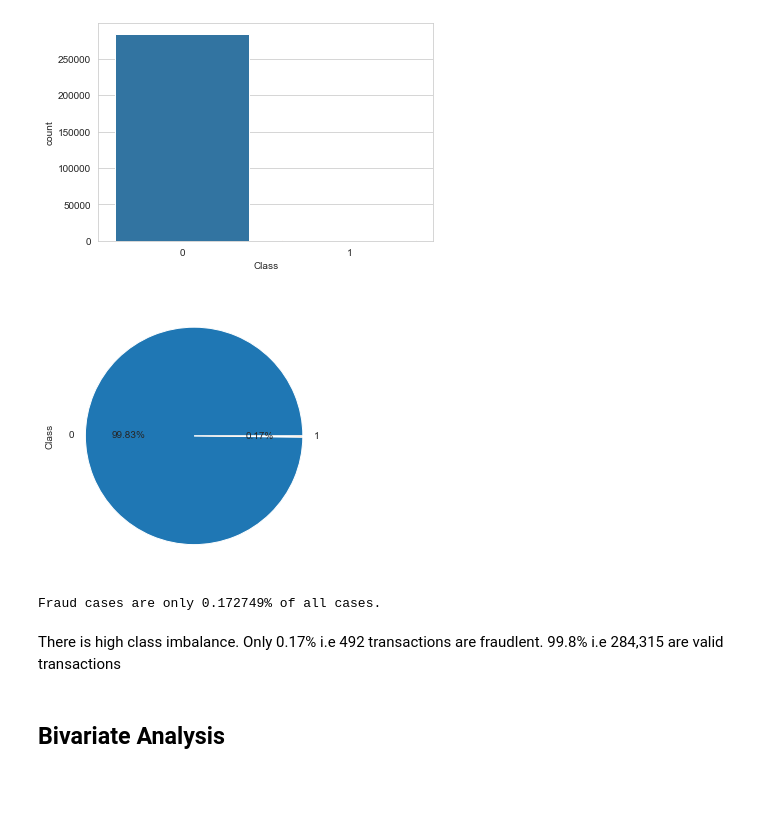
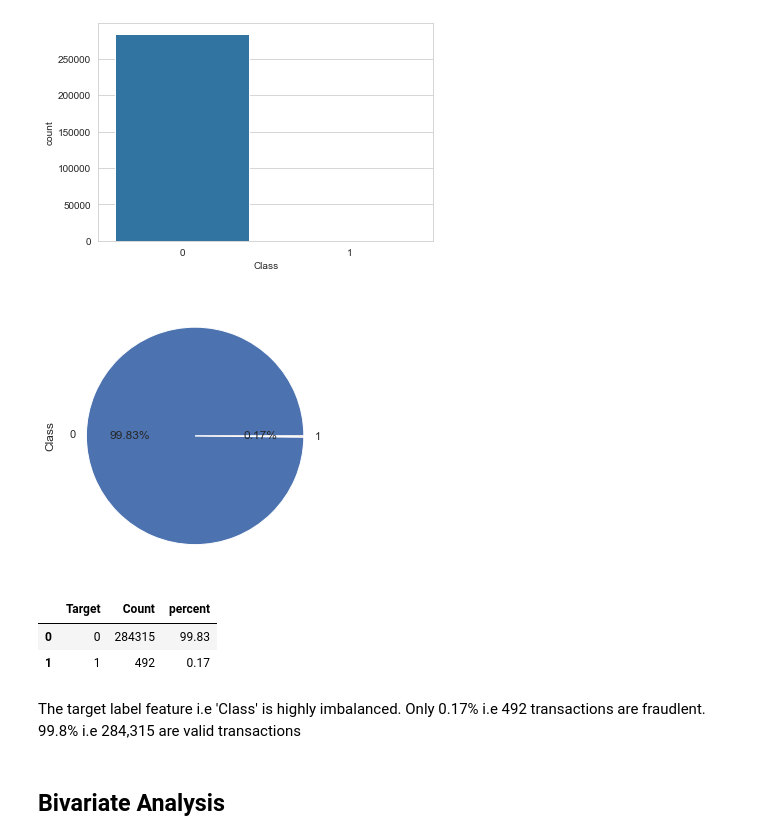
Before and after one commit to kennedynjoroge/Credit_Fraud_Prediction_Using_Kmeans, a Jupyter notebook: Credit Card Fraud Identification.ipynb, the cells around one changed output. Drawn from its saved outputs; the diff is of its cells as text; code cells hidden in the pictures; blank space fills up the shorter version.

```diff
--- a/Credit Card Fraud Identification.ipynb
+++ b/Credit Card Fraud Identification.ipynb
@@ -66,12 +83,9 @@ from sklearn.cluster import KMeans #For creating clusters
-# %%
-## Optimize the notebook
-# Increase rows and columns visible on the notebook
-pd.set_option('display.max_rows', 5000)
-pd.set_option('display.max_columns', 5000)
-
-# import required libraries
-import warnings
-warnings.filterwarnings("ignore")
+# %%
+# Improving visual appearance of graphs
+sns.set(rc={'figure.figsize':(13, 10)})
+
+# Ensure all columns are displayed
+pd.pandas.set_option('display.max_columns', None)
 # %% [markdown]
 ## Import data
 # %%
@@ -322,0 +332,3 @@ No action to be done on these as they are valid transactions
+# %%
+timedelta = pd.to_timedelta(df['Time'], unit='s')
+df['Time_hour'] = (timedelta.dt.components.hours).astype(int)
@@ -350,14 +376,22 @@ plt.show()
 # %%
 # Pie chart to display class values
 sns.set_style('whitegrid')
 df['Class'].value_counts().plot(kind='pie', subplots=True, figsize=(10, 5), autopct='%1.2f%%')
 plt.show()
 d = df.Class.value_counts()
-print('Fraud cases are only {:f}% of all cases.'.format(d[1]*100/len(df)))
+
+
+# calculating the total percentage of our transactions
+imbal = df['Class'].value_counts().to_frame().reset_index()
+imbal['percent'] = imbal["Class"].apply(lambda x : round(100*float(x) / len(df), 2))
+imbal = imbal.rename(columns = {"index" : "Target", "Class" : "Count"})
+imbal
 # %% [output]
-[figure, old version]
+[figure, new version]
-Fraud cases are only 0.172749% of all cases.
+|  | Target | Count | percent |
+| 0 | 0 | 284315 | 99.83 |
+| 1 | 1 | 492 | 0.17 |
 # %% [markdown]
-There is high class imbalance. Only 0.17% i.e 492 transactions are fraudlent. 99.8% i.e 284,315 are valid transactions
+The target label feature i.e 'Class' is highly imbalanced. Only 0.17% i.e 492 transactions are fraudlent. 99.8% i.e 284,315 are valid transactions
 # %% [markdown]
 ## Bivariate Analysis
```
Also changed, not shown: parts of 45 cells of this notebook.
